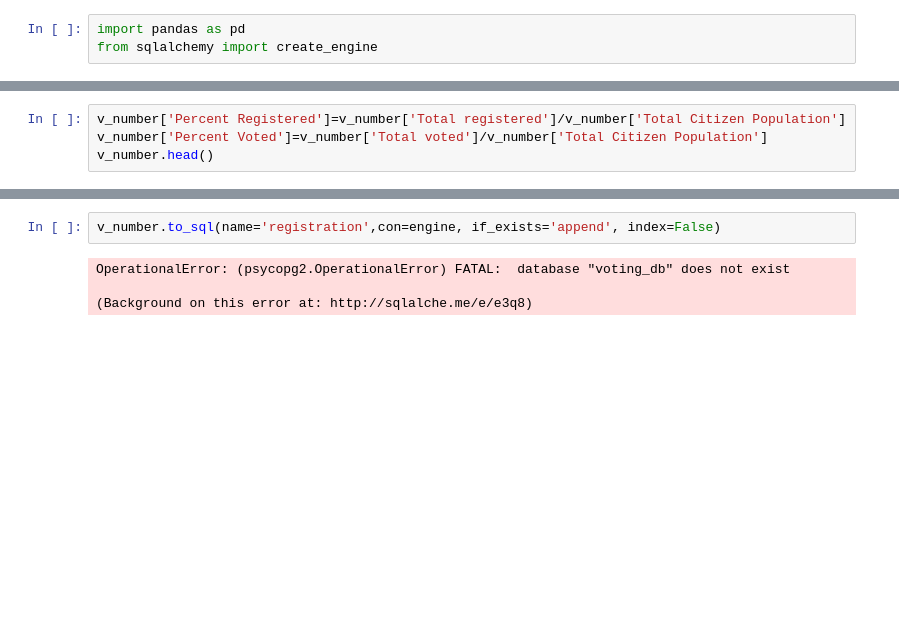
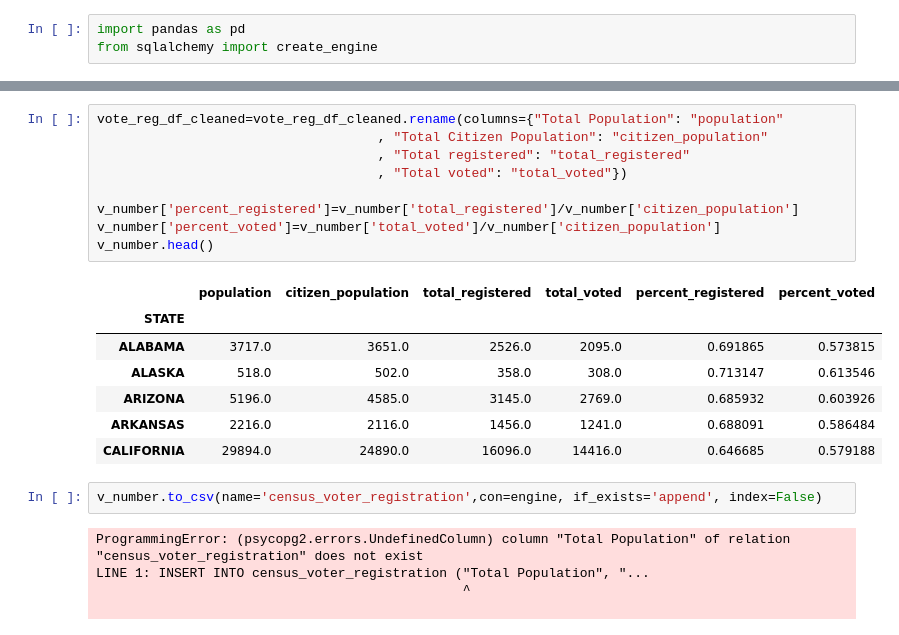
Before and after one commit to janejanejam/database-dragons, a Jupyter notebook: vote_reg.ipynb, the cells around one changed output, grey strips where cells are left out. Cells and saved outputs as stored; diff of their text form; blank space fills up the shorter version.

```diff
--- a/vote_reg.ipynb
+++ b/vote_reg.ipynb
@@ -35,4 +36,0 @@ v_number.apply(pd.to_numeric, errors='coerce')
-# %%
-v_number['Percent Registered']=v_number['Total registered']/v_number['Total Citizen Population']
-v_number['Percent Voted']=v_number['Total voted']/v_number['Total Citizen Population']
-v_number.head()
@@ -50,6 +37,24 @@ OperationalError: (psycopg2.OperationalError) FATAL:  database "voting_db" does
+# %%
+vote_reg_df_cleaned=vote_reg_df_cleaned.rename(columns={"Total Population": "population"
+                                    , "Total Citizen Population": "citizen_population"
+                                    , "Total registered": "total_registered"
+                                    , "Total voted": "total_voted"})
+
+v_number['percent_registered']=v_number['total_registered']/v_number['citizen_population']
+v_number['percent_voted']=v_number['total_voted']/v_number['citizen_population']
+v_number.head()
+# %% [output]
+|  | population | citizen_population | total_registered | total_voted | percent_registered | percent_voted |
+| STATE |  |  |  |  |  |  |
+| ALABAMA | 3717.0 | 3651.0 | 2526.0 | 2095.0 | 0.691865 | 0.573815 |
+| ALASKA | 518.0 | 502.0 | 358.0 | 308.0 | 0.713147 | 0.613546 |
+| ARIZONA | 5196.0 | 4585.0 | 3145.0 | 2769.0 | 0.685932 | 0.603926 |
+| ARKANSAS | 2216.0 | 2116.0 | 1456.0 | 1241.0 | 0.688091 | 0.586484 |
+| CALIFORNIA | 29894.0 | 24890.0 | 16096.0 | 14416.0 | 0.646685 | 0.579188 |
 # %%
-v_number.to_sql(name='registration',con=engine, if_exists='append', index=False)
+v_number.to_csv(name='census_voter_registration',con=engine, if_exists='append', index=False)
 # %% [output]
-OperationalError: (psycopg2.OperationalError) FATAL:  database "voting_db" does not exist
+ProgrammingError: (psycopg2.errors.UndefinedColumn) column "Total Population" of relation "census_voter_registration" does not exist
+LINE 1: INSERT INTO census_voter_registration ("Total Population", "...
+                                               ^
 
-(Background on this error at: http://sqlalche.me/e/e3q8)
```
Also changed, not shown: parts of 6 cells of this notebook, 2 other files.
